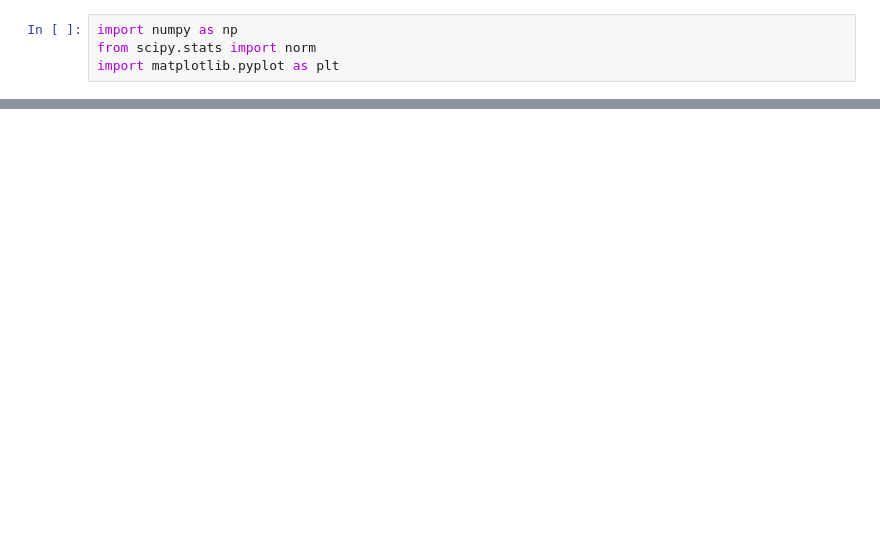
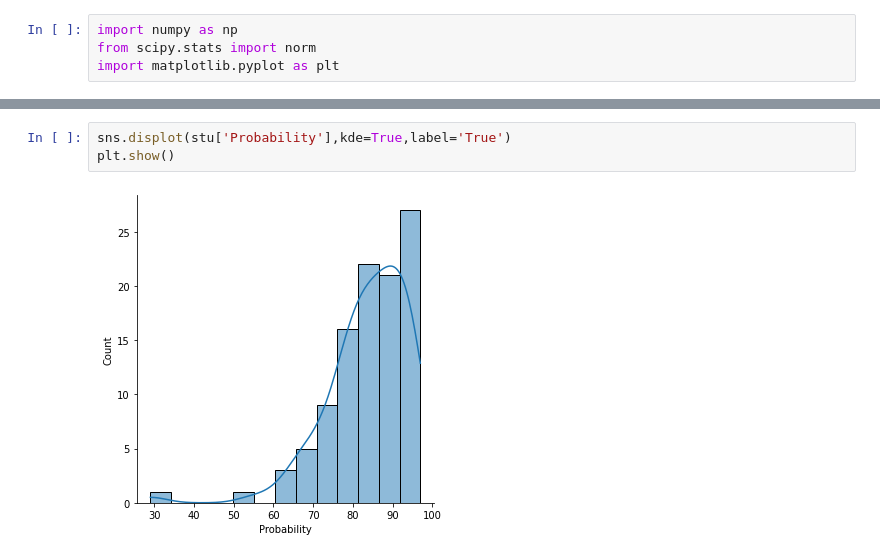
Before and after one commit to Vaishalisweety/python, a Jupyter notebook: Dataset_(02_09_22).ipynb, the cells around one changed output, grey strips where cells are left out. Cells and saved outputs as stored; diff of their text form; blank space fills up the shorter version.

```diff
--- a/Dataset_(02_09_22).ipynb
+++ b/Dataset_(02_09_22).ipynb
@@ -32,0 +113,5 @@ plt.show()
+# %%
+sns.displot(stu['Probability'],kde=True,label='True')
+plt.show()
+# %% [output]
+[figure, added]
```
Also changed, not shown: parts of 36 cells of this notebook.
